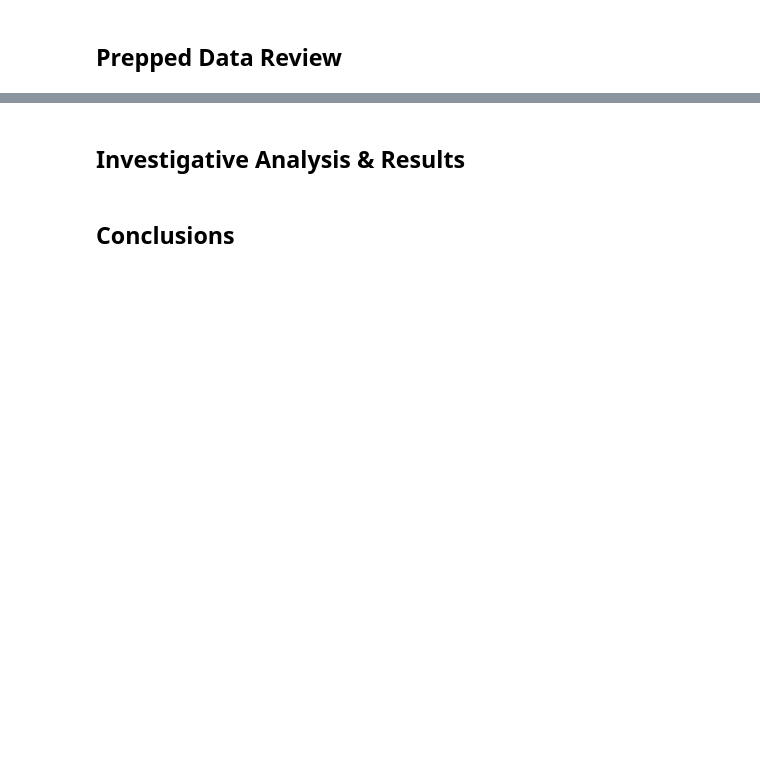
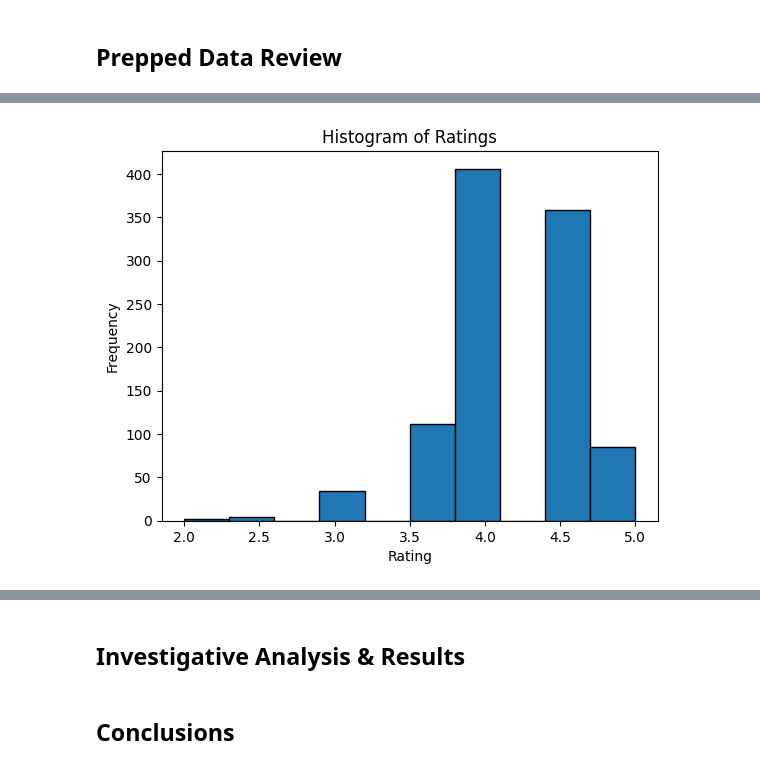
Before and after one commit to benbesthof/goodrestaurants, a Jupyter notebook: src/restaurant_analysis/restaurant_analysis.ipynb, the cells around one changed output, grey strips where cells are left out. Saved outputs shown, nothing was run; the diff lists cells and outputs as text; code cells hidden in the pictures; blank space fills up the shorter version.

```diff
--- a/src/restaurant_analysis/restaurant_analysis.ipynb
+++ b/src/restaurant_analysis/restaurant_analysis.ipynb
@@ -202,0 +248,8 @@ Data Shape: (1000, 7)
+# %%
+
+# Create an instance of ExploratoryDataAnalysis with your DataFrame
+eda = ExploratoryDataAnalysis(df_restaurants)
+
+# Average rating by cuisine
+avg_rating_cuisine = eda.average_rating_by_category('cuisine')
+print("Average Rating by Cuisine:\n", avg_rating_cuisine)
@@ -202,0 +279,6 @@ Data Shape: (1000, 7)
+# %%
+
+# Histogram of Ratings
+eda.plot_rating_distribution()
+# %% [output]
+[figure, added]
```
Also changed, not shown: parts of 12 cells of this notebook, 2 other files.
